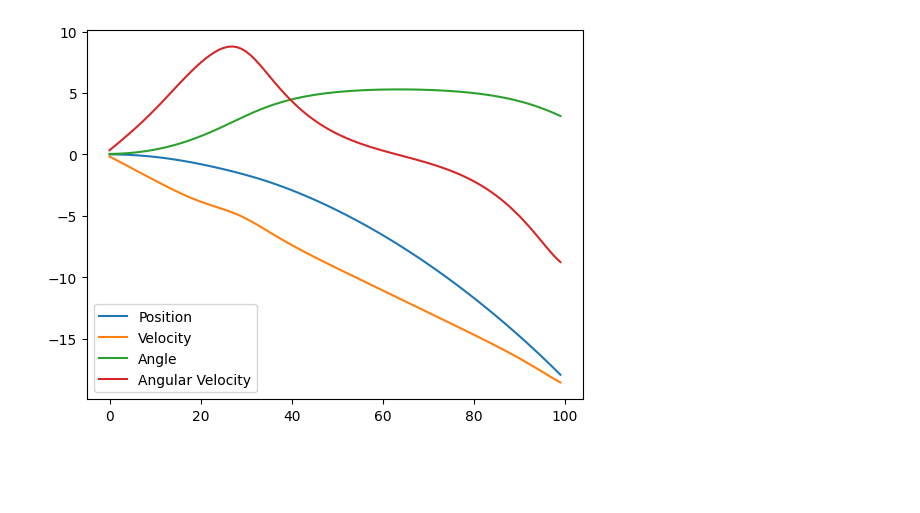
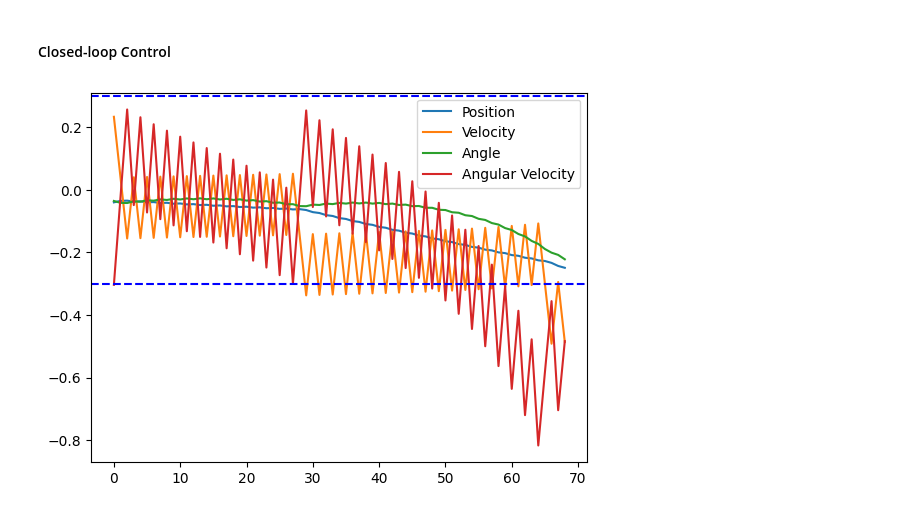
Before and after one commit to richard98hess444/rl-tutorial, a Jupyter notebook: cartpole/pid_control.ipynb, the cells around one changed output. Drawn from its saved outputs; the diff is of its cells as text; code cells hidden in the pictures; blank space fills up the shorter version.

Commit message:
refine controller

```diff
--- a/cartpole/pid_control.ipynb
+++ b/cartpole/pid_control.ipynb
@@ -24,11 +35,17 @@ stay alive for 0.6223719120025635 seconds
 # %%
 env_view = gym.make("CartPole-v1", render_mode="human")
 env_view.reset()
-donee = False
+done = False
 i = 0
 data = []
-for i in range(100):
-    next_state, _, donee, _, _ = env_view.step(0)
-    # next_state, _, donee, _, _ = env_view.step(int((i%4)/2))
+for _ in range(30):
+    next_state, _, done, _, _ = env_view.step(0)
     data.append(next_state)
 env_view.close()
+
+observation_space = ['Position', 'Velocity', 'Angle', 'Angular Velocity']
+data = np.array(data)
+for i in range(4):
+    plt.plot(data[:, i:i+1], label=observation_space[i])
+plt.legend()
+plt.show()
@@ -34,0 +54,2 @@ env_view.close()
+# %% [markdown]
+#### Closed-loop Control
@@ -35,9 +102,14 @@ env_view.close()
 # %%
+
 observation_space = ['Position', 'Velocity', 'Angle', 'Angular Velocity']
-data = np.array(data)
+action_space = ['Left', 'Right']
+act_data = np.array(act_data)
+env_data = np.array(env_data)
 for i in range(4):
-    plt.plot(data[:, i:i+1], label=observation_space[i])
+    plt.plot(env_data[:, i:i+1], label=observation_space[i])
+plt.axhline(lin_vel_err_thr, color='blue', linestyle='--')
+plt.axhline(-lin_vel_err_thr, color='blue', linestyle='--')
 plt.legend()
 plt.show()
 # %% [output]
-[figure, old version]
+[figure, new version]
```
Also changed, not shown: parts of 7 cells of this notebook.
